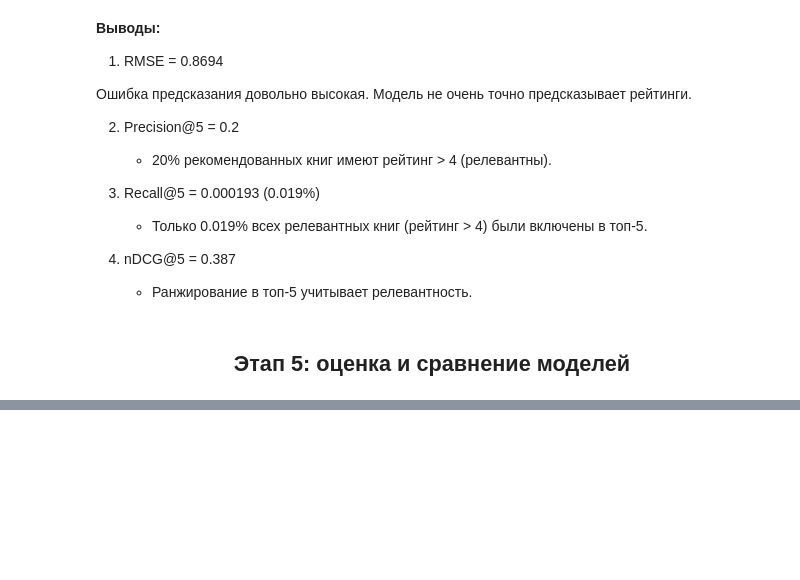
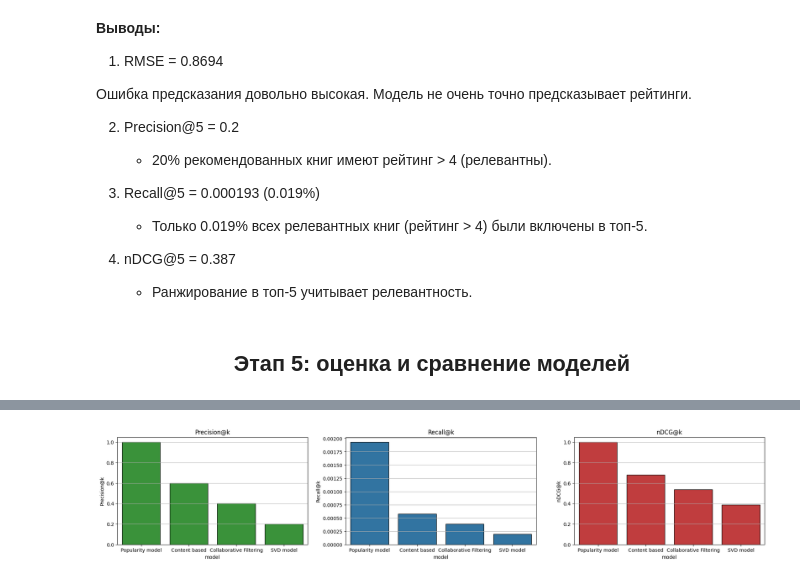
Before and after one commit to DmitriyVish/BooksRecSys, a Jupyter notebook: good_books.ipynb, the cells around one changed output, grey strips where cells are left out. Cells and saved outputs as stored; diff of their text form; code cells hidden in the pictures; blank space fills up the shorter version.

```diff
--- a/good_books.ipynb
+++ b/good_books.ipynb
@@ -1726,0 +1729,23 @@ metrics_df
+# %%
+fig, axes = plt.subplots(1, 3, figsize=(24, 4))
+
+# Построение графиков
+# precision
+precision = sns.barplot(metrics_df, x=metrics_df.index, y='Precision@k', color='tab:green', edgecolor='black', ax=axes[0])
+precision.set_title('Precision@k')
+precision.set_xlabel('model')
+precision.grid(axis='y')
+
+# recall
+recall = sns.barplot(metrics_df, x=metrics_df.index, y='Recall@k', color='tab:blue', edgecolor='black', ax=axes[1])
+recall.set_title('Recall@k')
+recall.set_xlabel('model')
+recall.grid(axis='y')
+
+# ndcg
+ndcg = sns.barplot(metrics_df, x=metrics_df.index, y='nDCG@k', color='tab:red', edgecolor='black', ax=axes[2])
+ndcg.set_title('nDCG@k')
+ndcg.set_xlabel('model')
+ndcg.grid(axis='y')
+# %% [output]
+[figure, added]
```
Also changed, not shown: parts of 13 cells of this notebook.
